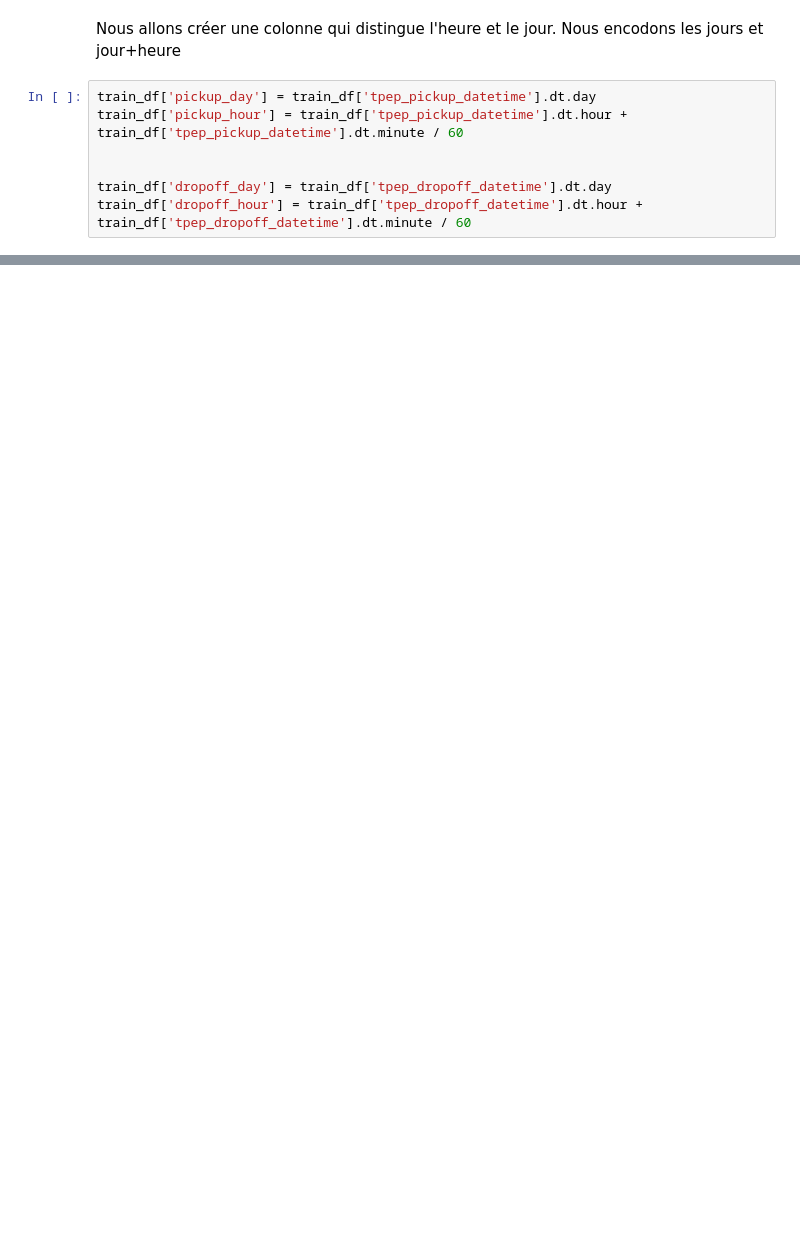
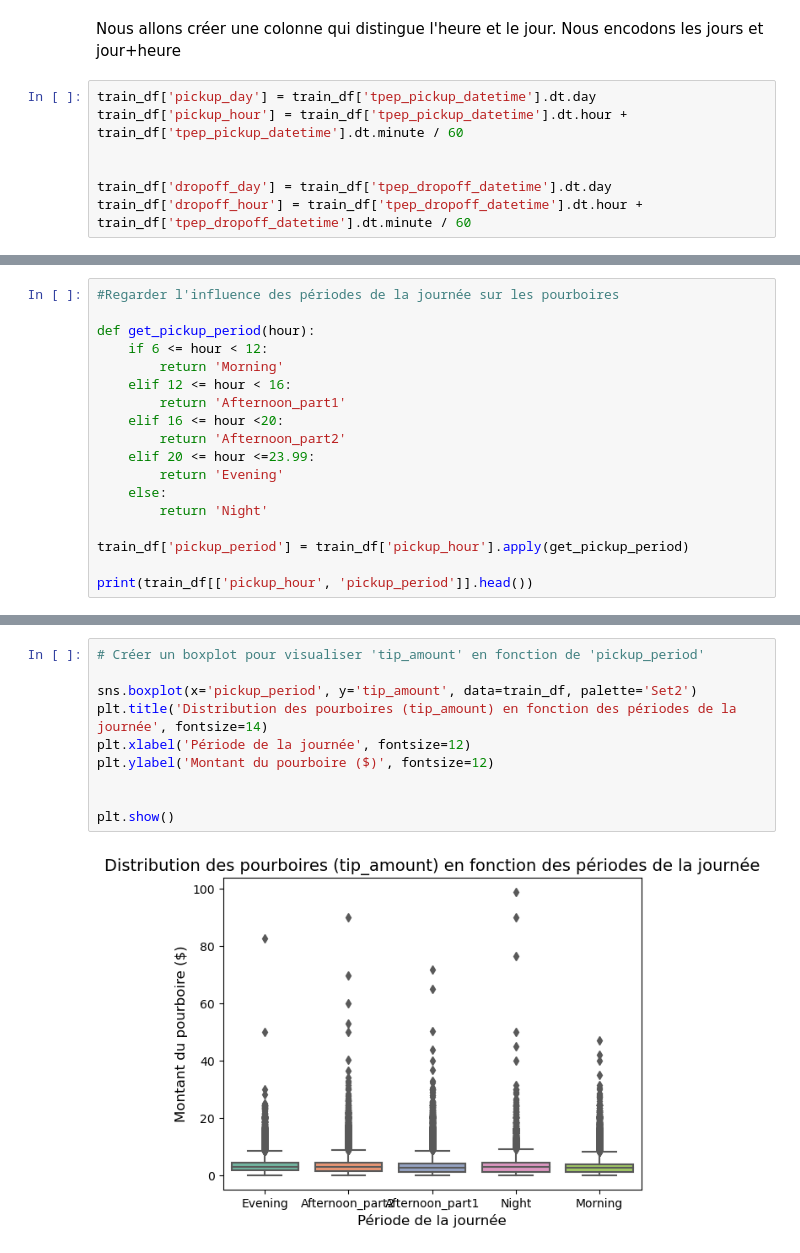
Before and after one commit to enzoben/NYC-taxis-tips, a Jupyter notebook: NYTT_data_analysis.ipynb, the cells around one changed output, grey strips where cells are left out. Cells and saved outputs as stored; diff of their text form; blank space fills up the shorter version.

```diff
--- a/NYTT_data_analysis.ipynb
+++ b/NYTT_data_analysis.ipynb
@@ -237,0 +352,18 @@ train_df['dropoff_hour'] = train_df['tpep_dropoff_datetime'].dt.hour + train_df[
+# %%
+#Regarder l'influence des périodes de la journée sur les pourboires
+
+def get_pickup_period(hour):
+    if 6 <= hour < 12:
+        return 'Morning'
+    elif 12 <= hour < 16:
+        return 'Afternoon_part1'
+    elif 16 <= hour <20:
+        return 'Afternoon_part2'
+    elif 20 <= hour <=23.99:
+        return 'Evening'
+    else:
+        return 'Night'
+
+train_df['pickup_period'] = train_df['pickup_hour'].apply(get_pickup_period)
+
+print(train_df[['pickup_hour', 'pickup_period']].head())
@@ -237,0 +386,12 @@ train_df['dropoff_hour'] = train_df['tpep_dropoff_datetime'].dt.hour + train_df[
+# %%
+# Créer un boxplot pour visualiser 'tip_amount' en fonction de 'pickup_period'
+
+sns.boxplot(x='pickup_period', y='tip_amount', data=train_df, palette='Set2')
+plt.title('Distribution des pourboires (tip_amount) en fonction des périodes de la journée', fontsize=14)
+plt.xlabel('Période de la journée', fontsize=12)
+plt.ylabel('Montant du pourboire ($)', fontsize=12)
+
+
+plt.show()
+# %% [output]
+[figure, added]
```
Also changed, not shown: parts of 26 cells of this notebook.
